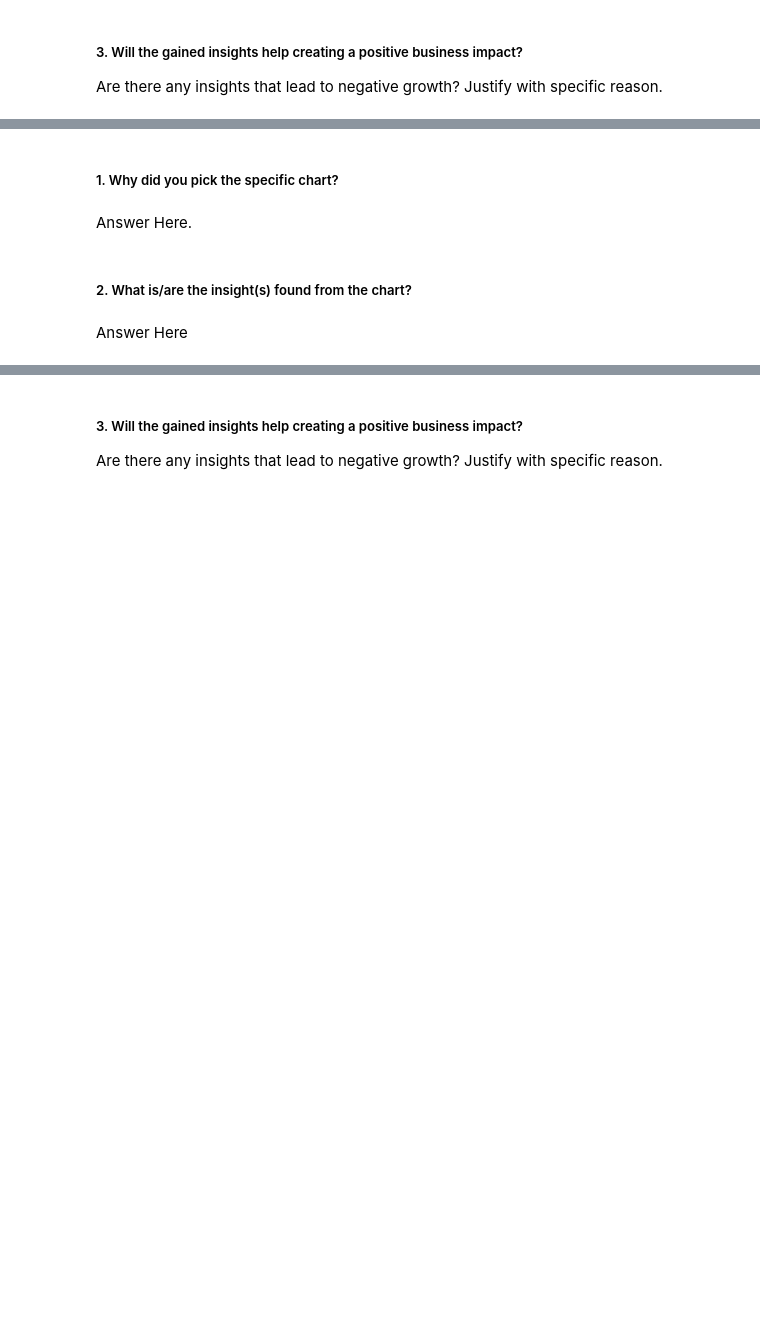
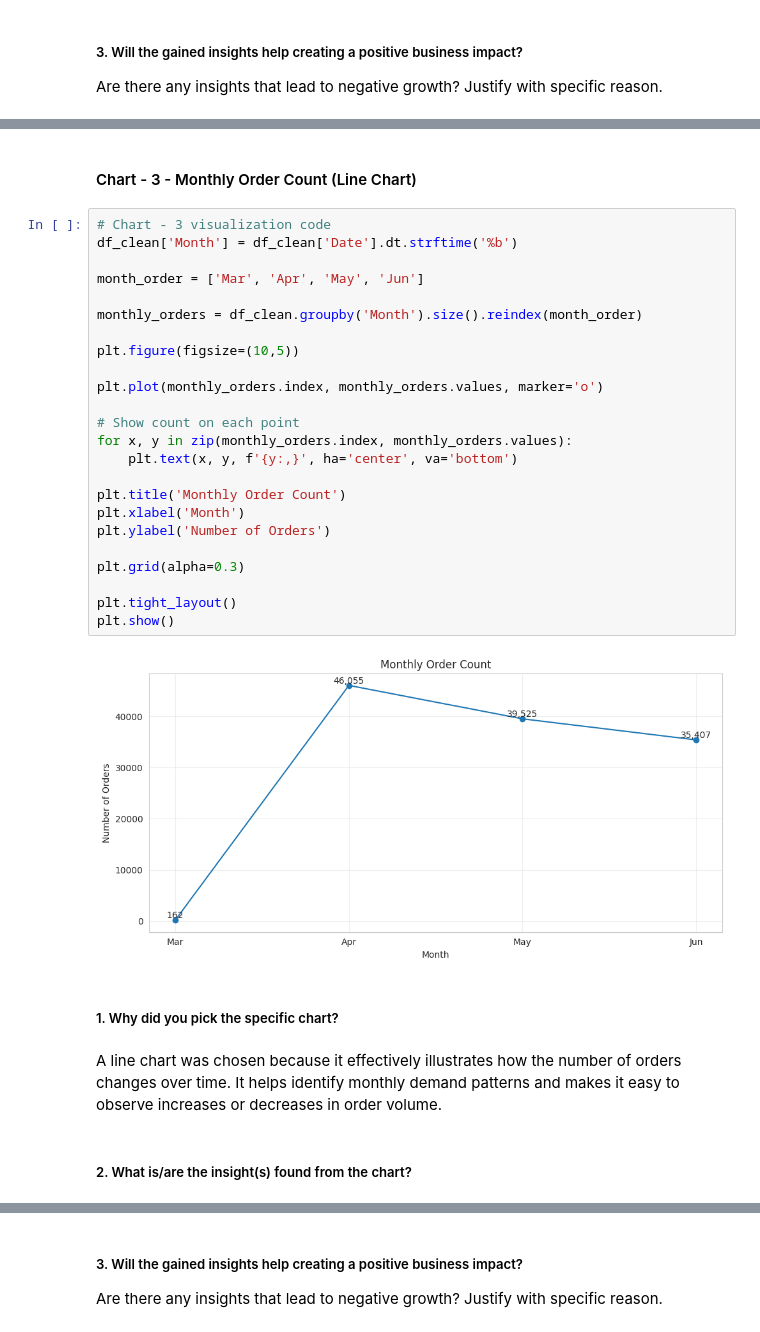
Before and after one commit to adityajain9756-rgb/ecommerce-sales-analysis, a Jupyter notebook: EDA_aditya_amazon.ipynb, the cells around one changed output, grey strips where cells are left out. Drawn from its saved outputs; the diff is of its cells as text; blank space fills up the shorter version.

```diff
--- a/EDA_aditya_amazon.ipynb
+++ b/EDA_aditya_amazon.ipynb
@@ -303,8 +368,34 @@ Answer Here
+# %% [markdown]
+#### Chart - 3 - Monthly Order Count (Line Chart)
+# %%
+# Chart - 3 visualization code
+df_clean['Month'] = df_clean['Date'].dt.strftime('%b')
+
+month_order = ['Mar', 'Apr', 'May', 'Jun']
+
+monthly_orders = df_clean.groupby('Month').size().reindex(month_order)
+
+plt.figure(figsize=(10,5))
+
+plt.plot(monthly_orders.index, monthly_orders.values, marker='o')
+
+# Show count on each point
+for x, y in zip(monthly_orders.index, monthly_orders.values):
+    plt.text(x, y, f'{y:,}', ha='center', va='bottom')
+
+plt.title('Monthly Order Count')
+plt.xlabel('Month')
+plt.ylabel('Number of Orders')
+
+plt.grid(alpha=0.3)
+
+plt.tight_layout()
+plt.show()
+# %% [output]
+[figure, added]
 # %% [markdown]
 ##### 1. Why did you pick the specific chart?
-# %% [markdown]
-Answer Here.
+# %% [markdown]
+A line chart was chosen because it effectively illustrates how the number of orders changes over time. It helps identify monthly demand patterns and makes it easy to observe increases or decreases in order volume.
 # %% [markdown]
 ##### 2. What is/are the insight(s) found from the chart?
-# %% [markdown]
-Answer Here
```
Also changed, not shown: parts of 36 cells of this notebook.
